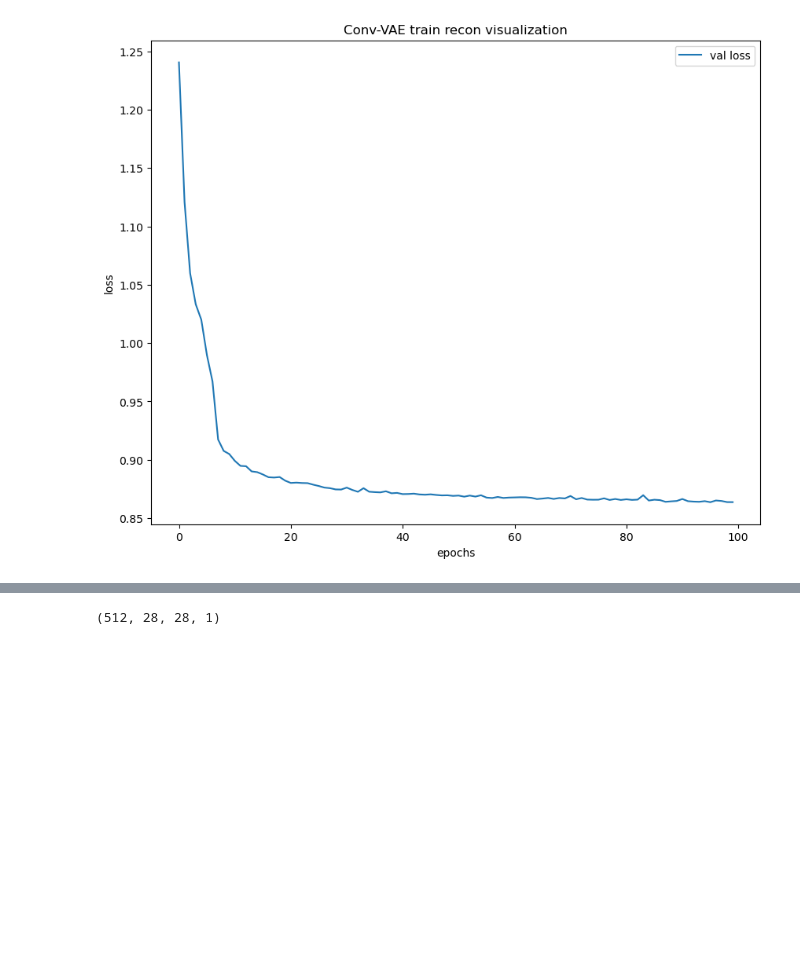
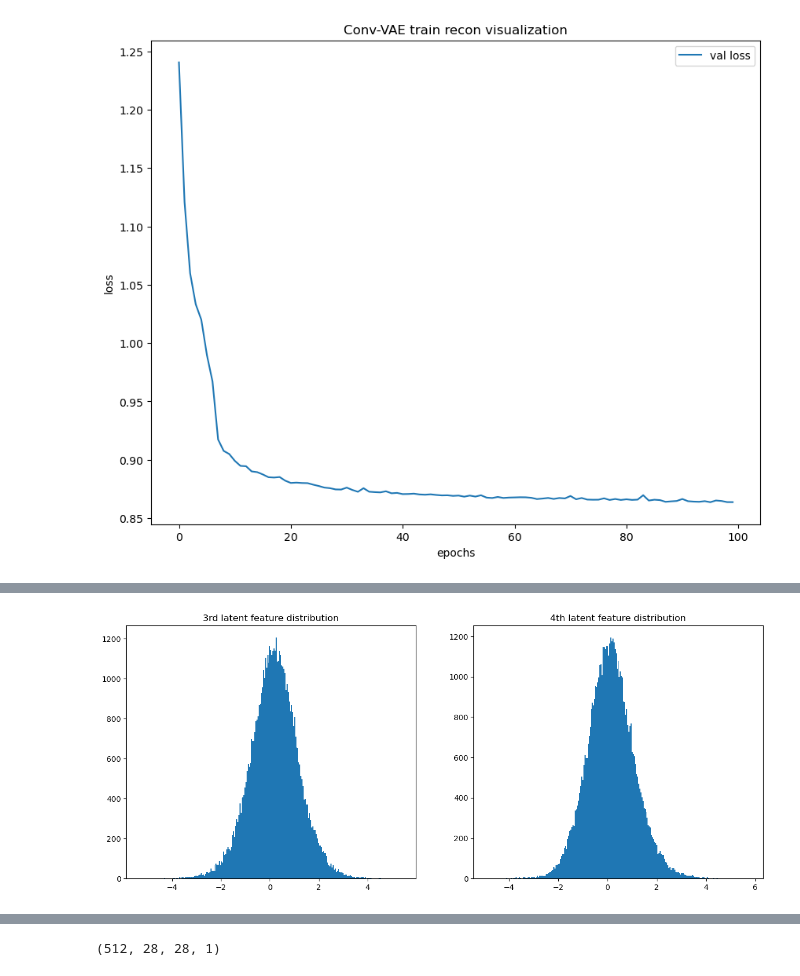
Before and after one commit to arjun-majumdar/Autoencoders_Experiments, a Jupyter notebook: Conditional_ConvVAE_MNIST_torch.ipynb, the cells around one changed output, grey strips where cells are left out. Cells and saved outputs as stored; diff of their text form; code cells hidden in the pictures; blank space fills up the shorter version.

```diff
--- a/Conditional_ConvVAE_MNIST_torch.ipynb
+++ b/Conditional_ConvVAE_MNIST_torch.ipynb
@@ -528,0 +587,14 @@ del model
+# %%
+plt.figure(figsize = (15, 6))
+
+plt.subplot(1, 2, 1)
+plt.hist(encoded_images[:, 2], bins = int(np.ceil(np.sqrt(len(encoded_images)))))
+plt.title("3rd latent feature distribution")
+
+plt.subplot(1, 2, 2)
+plt.hist(encoded_images[:, 3], bins = int(np.ceil(np.sqrt(len(encoded_images)))))
+plt.title("4th latent feature distribution")
+
+plt.show()
+# %% [output]
+[figure, added]
```
Also changed, not shown: parts of 10 cells of this notebook.
